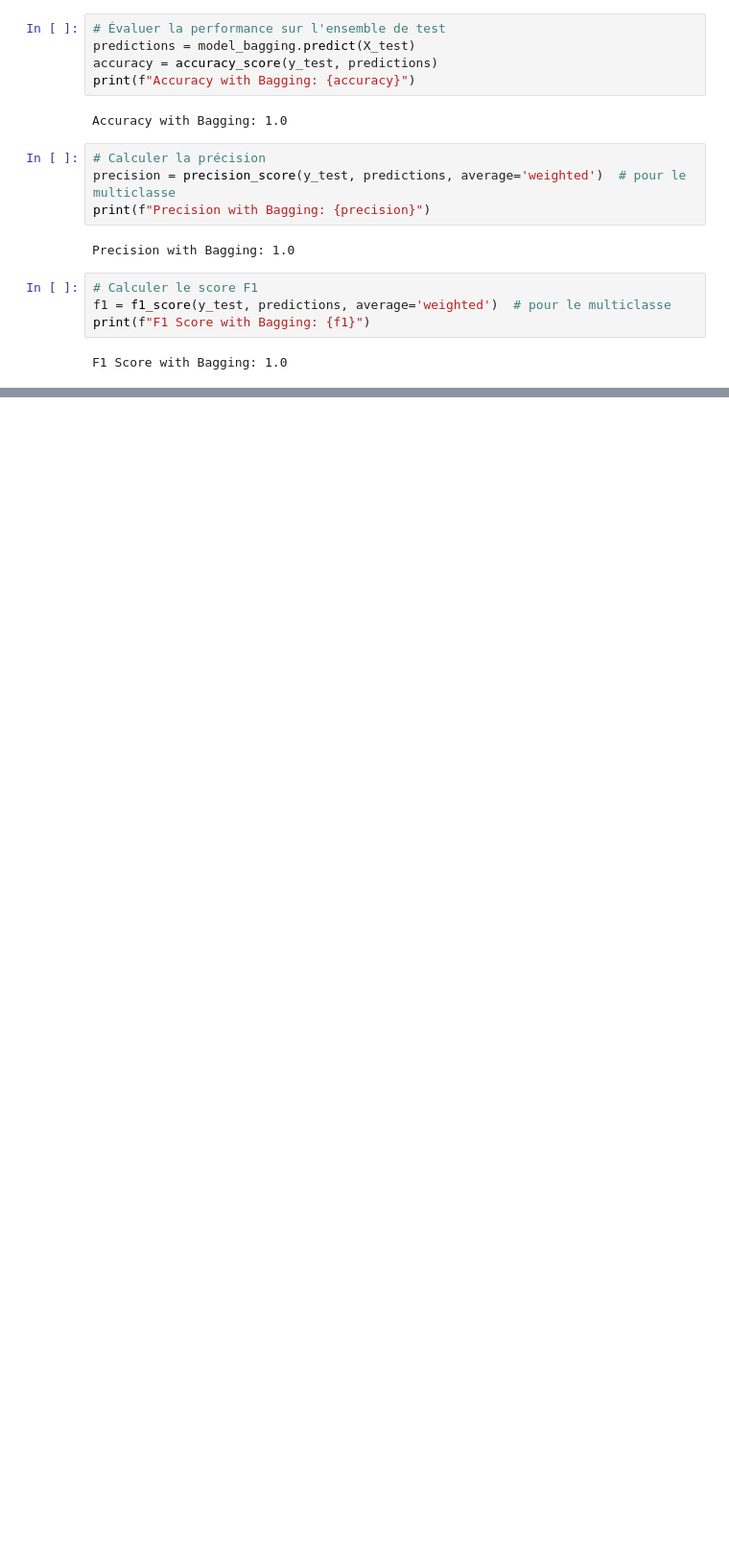
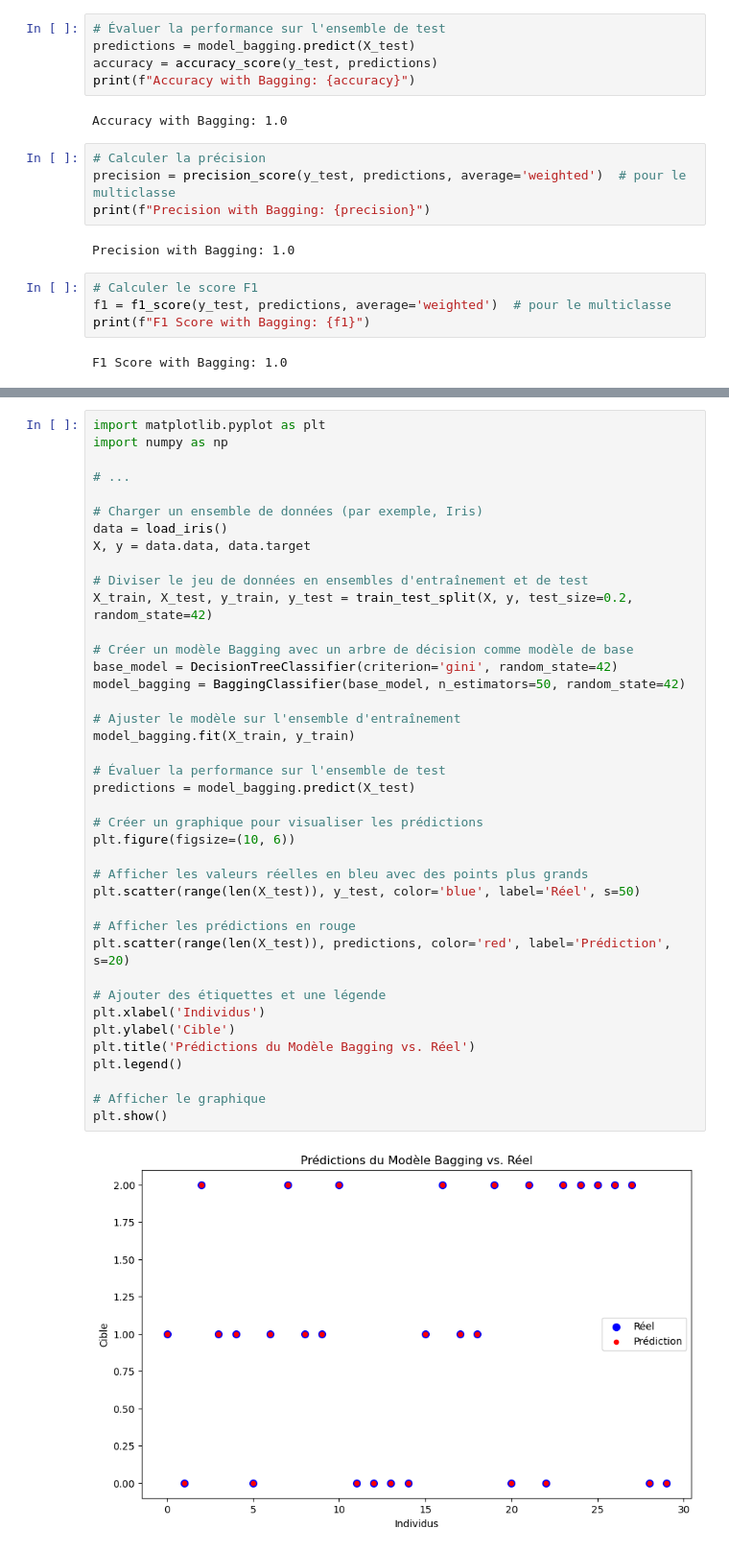
Before and after one commit to AFlo59/M-thodes-ensemblistes-et-arbres-de-d-cision-, a Jupyter notebook: Question_Correction_Exo_bagging.ipynb, the cells around one changed output, grey strips where cells are left out. Shown: that part at 96% size. Drawn from its saved outputs; the diff is of its cells as text; blank space fills up the shorter version.

```diff
--- a/Question_Correction_Exo_bagging.ipynb
+++ b/Question_Correction_Exo_bagging.ipynb
@@ -108,0 +167,42 @@ F1 Score with Bagging: 1.0
+# %%
+import matplotlib.pyplot as plt
+import numpy as np
+
+# ...
+
+# Charger un ensemble de données (par exemple, Iris)
+data = load_iris()
+X, y = data.data, data.target
+
+# Diviser le jeu de données en ensembles d'entraînement et de test
+X_train, X_test, y_train, y_test = train_test_split(X, y, test_size=0.2, random_state=42)
+
+# Créer un modèle Bagging avec un arbre de décision comme modèle de base
+base_model = DecisionTreeClassifier(criterion='gini', random_state=42)
+model_bagging = BaggingClassifier(base_model, n_estimators=50, random_state=42)
+
+# Ajuster le modèle sur l'ensemble d'entraînement
+model_bagging.fit(X_train, y_train)
+
+# Évaluer la performance sur l'ensemble de test
+predictions = model_bagging.predict(X_test)
+
+# Créer un graphique pour visualiser les prédictions
+plt.figure(figsize=(10, 6))
+
+# Afficher les valeurs réelles en bleu avec des points plus grands
+plt.scatter(range(len(X_test)), y_test, color='blue', label='Réel', s=50)
+
+# Afficher les prédictions en rouge
+plt.scatter(range(len(X_test)), predictions, color='red', label='Prédiction', s=20)
+
+# Ajouter des étiquettes et une légende
+plt.xlabel('Individus')
+plt.ylabel('Cible')
+plt.title('Prédictions du Modèle Bagging vs. Réel')
+plt.legend()
+
+# Afficher le graphique
+plt.show()
+# %% [output]
+[figure, added]
```
Also changed, not shown: parts of 1 cell of this notebook.
